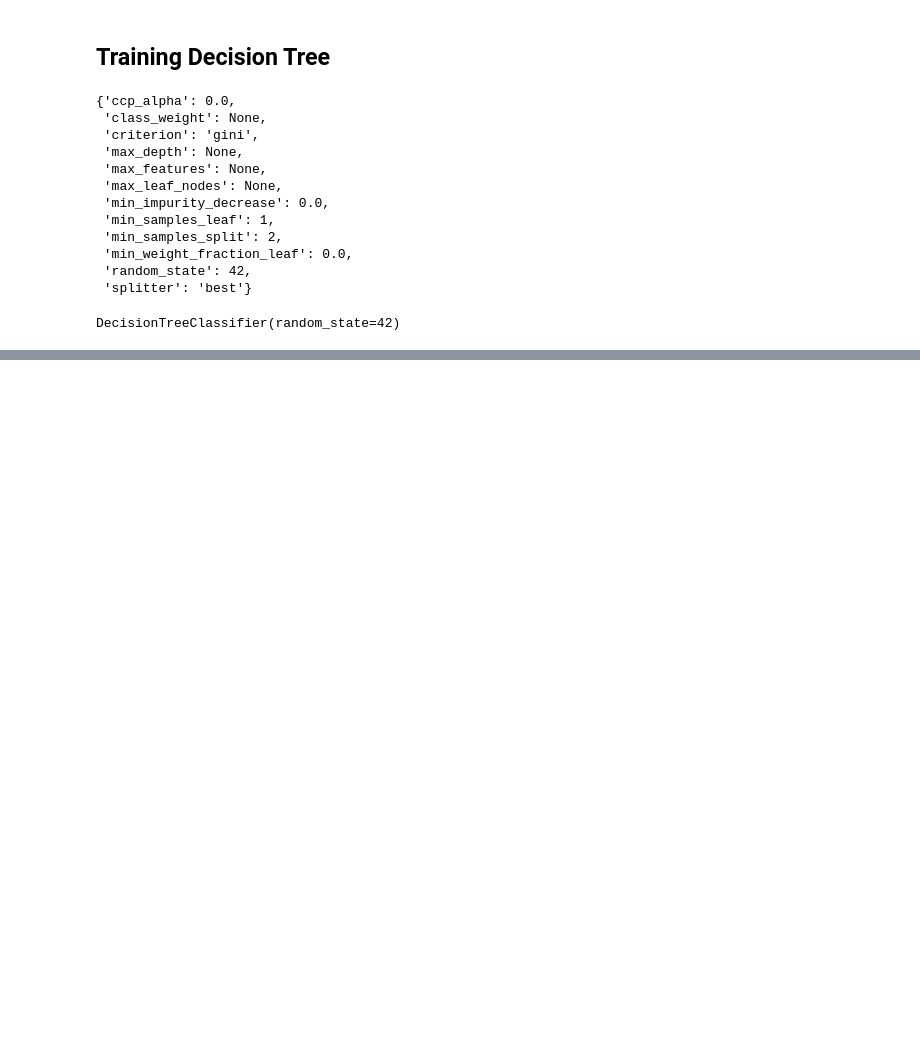
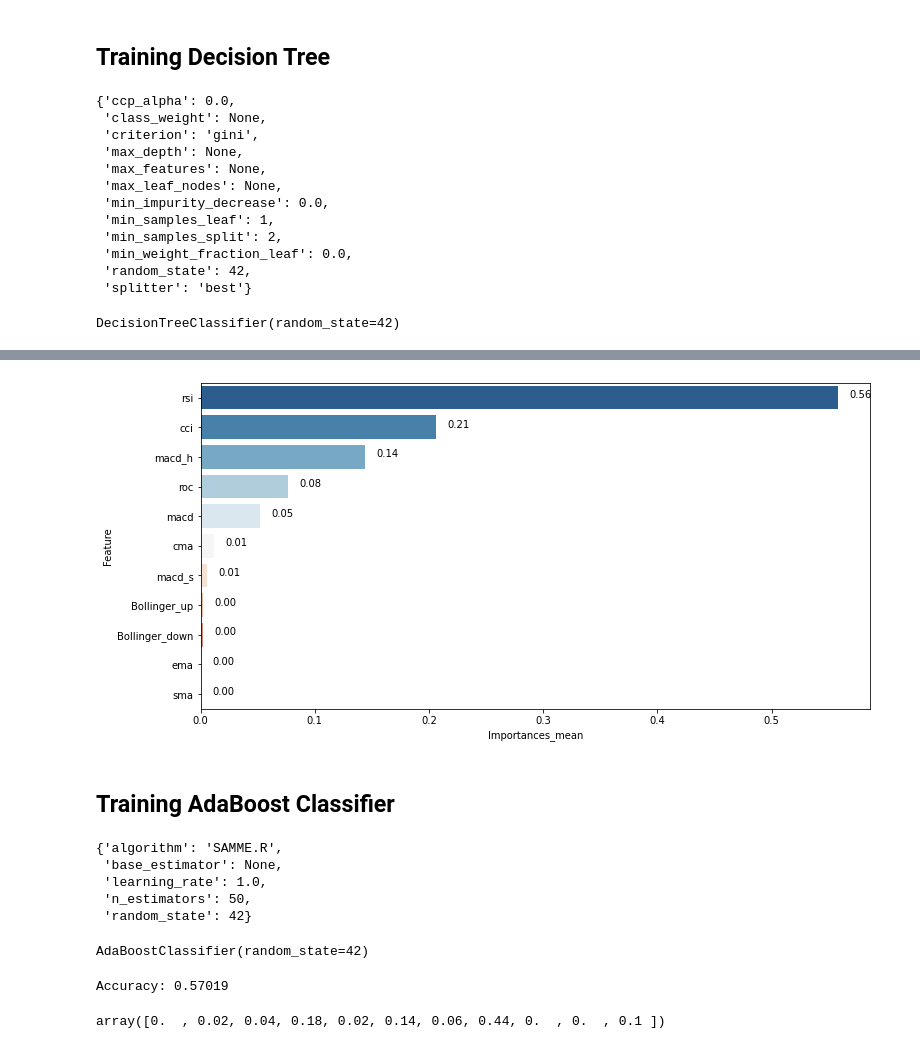
Before and after one commit to danieltwh/Open-Banking-ML, a Jupyter notebook: notebooks/signal/Baseline_Model_v1.ipynb, the cells around one changed output, grey strips where cells are left out. Drawn from its saved outputs; the diff is of its cells as text; code cells hidden in the pictures; blank space fills up the shorter version.

```diff
--- a/notebooks/signal/Baseline_Model_v1.ipynb
+++ b/notebooks/signal/Baseline_Model_v1.ipynb
@@ -156,0 +219,4 @@ plt.show()
+# %%
+random_forest_model= RandomForestClassifier(random_state=42)
+
+random_forest_model.get_params()
@@ -156,0 +242,2 @@ plt.show()
+# %%
+random_forest_model.fit(X_train, y_train)
@@ -156,0 +258,10 @@ plt.show()
+# %%
+feature_impotance = permutation_importance(random_forest_model, X_train, y_train)
+# %%
+feature_impt_results = pd.DataFrame({"Feature": X_train.columns, "Importances_mean": feature_impotance["importances_mean"],
+"Importances_std": feature_impotance["importances_std"]})
+
+# Sort in descending order
+feature_impt_results = feature_impt_results.sort_values(by="Importances_mean", ascending=False, ignore_index=True)
+
+feature_impt_results
@@ -156,0 +281,42 @@ plt.show()
+# %%
+fig, ax = plt.subplots(figsize = (12, 6))
+ax = sns.barplot(x="Importances_mean", y ="Feature", data=feature_impt_results, palette="RdBu_r")
+
+# for i in ax.containers:
+#     ax.bar_label(i)
+
+for p in ax.patches:
+    _x = p.get_x() + p.get_width() + float(0.01)
+    _y = p.get_y() + p.get_height() - (p.get_height()*0.5)
+    value = '{:.2f}'.format(p.get_width())
+    ax.text(_x, _y, value, ha="left")
+
+plt.show()
+# %% [output]
+[figure, added]
+# %% [markdown]
+## Training AdaBoost Classifier
+# %%
+adaboost_model = AdaBoostClassifier(random_state=42)
+
+adaboost_model.get_params()
+# %% [output]
+{'algorithm': 'SAMME.R',
+ 'base_estimator': None,
+ 'learning_rate': 1.0,
+ 'n_estimators': 50,
+ 'random_state': 42}
+# %%
+adaboost_model.fit(X_train, y_train)
+# %% [output]
+AdaBoostClassifier(random_state=42)
+# %%
+adaboost_model_accuracy = adaboost_model.score(X_test, y_test)
+
+print(f"Accuracy: {adaboost_model_accuracy:.5f}")
+# %% [output]
+Accuracy: 0.57019
+# %%
+adaboost_model.feature_importances_
+# %% [output]
+array([0.  , 0.02, 0.04, 0.18, 0.02, 0.14, 0.06, 0.44, 0.  , 0.  , 0.1 ])
```
Also changed, not shown: parts of 27 cells of this notebook, 2 other files.
